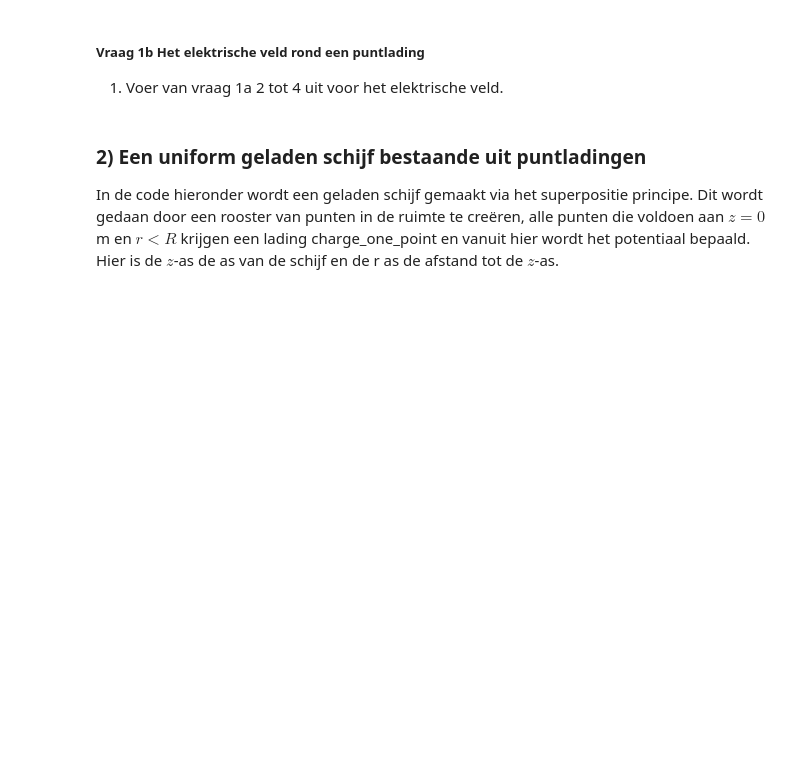
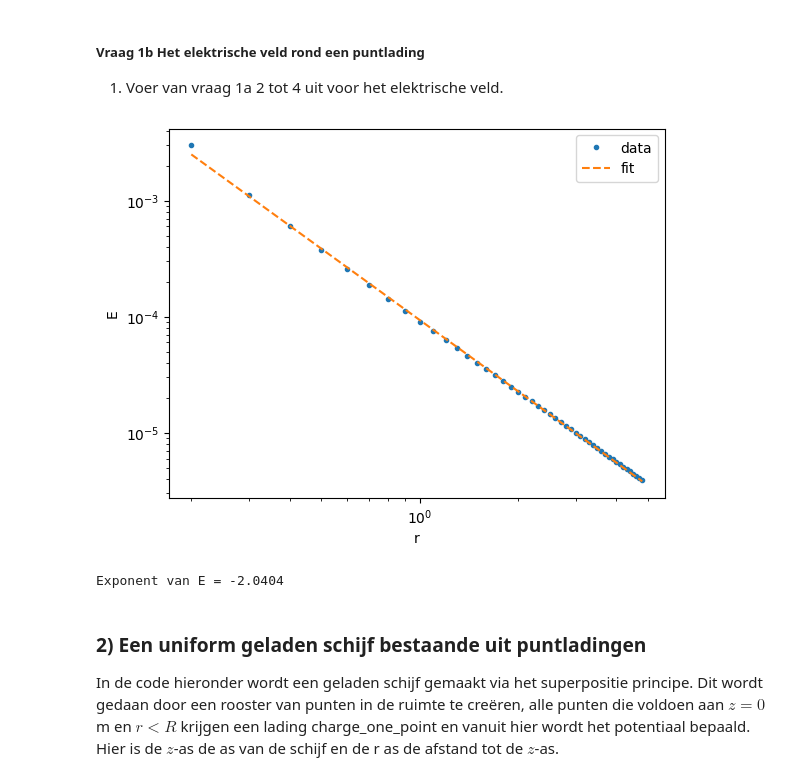
Before and after one commit to zalwani/opdrachten-DEF-D, a Jupyter notebook: DigitaleOntwerpopdrachten/1CondensatorOpdracht/CondensatorOntwerpopdracht.ipynb, the cells around one changed output. Drawn from its saved outputs; the diff is of its cells as text; code cells hidden in the pictures; blank space fills up the shorter version.

```diff
--- a/DigitaleOntwerpopdrachten/1CondensatorOpdracht/CondensatorOntwerpopdracht.ipynb
+++ b/DigitaleOntwerpopdrachten/1CondensatorOpdracht/CondensatorOntwerpopdracht.ipynb
@@ -94,9 +125,32 @@ plot_results_pt_charge_at_origin(Ez, Er, normE, V, r, z, grid_step)
 ##### Vraag 1b Het elektrische veld rond een puntlading
 1. Voer van vraag 1a 2 tot 4 uit voor het elektrische veld.
 # %%
-###
-###Hier jouw code###
-###
+# neem E bij z=0
+E_slice = normE[index_z0, :]
+
+# verwijder r=0
+r_pos = r_for_E[1:]
+E_pos = E_slice[1:]
+
+# log-log waarden
+log_r = np.log(r_pos)
+log_E = np.log(E_pos)
+
+# lineaire fit
+a, b = np.polyfit(log_r, log_E, 1)
+
+# plot
+plt.loglog(r_pos, E_pos, '.', label="data")
+plt.loglog(r_pos, np.exp(b) * r_pos**a, '--', label="fit")
+plt.xlabel("r")
+plt.ylabel("E")
+plt.legend()
+plt.show()
+
+print(f"Exponent van E = {a:.4f}")
+# %% [output]
+[figure, added]
+Exponent van E = -2.0404
 # %% [markdown]
 ### 2) Een uniform geladen schijf bestaande uit puntladingen
 
```
Also changed, not shown: parts of 6 cells of this notebook.
